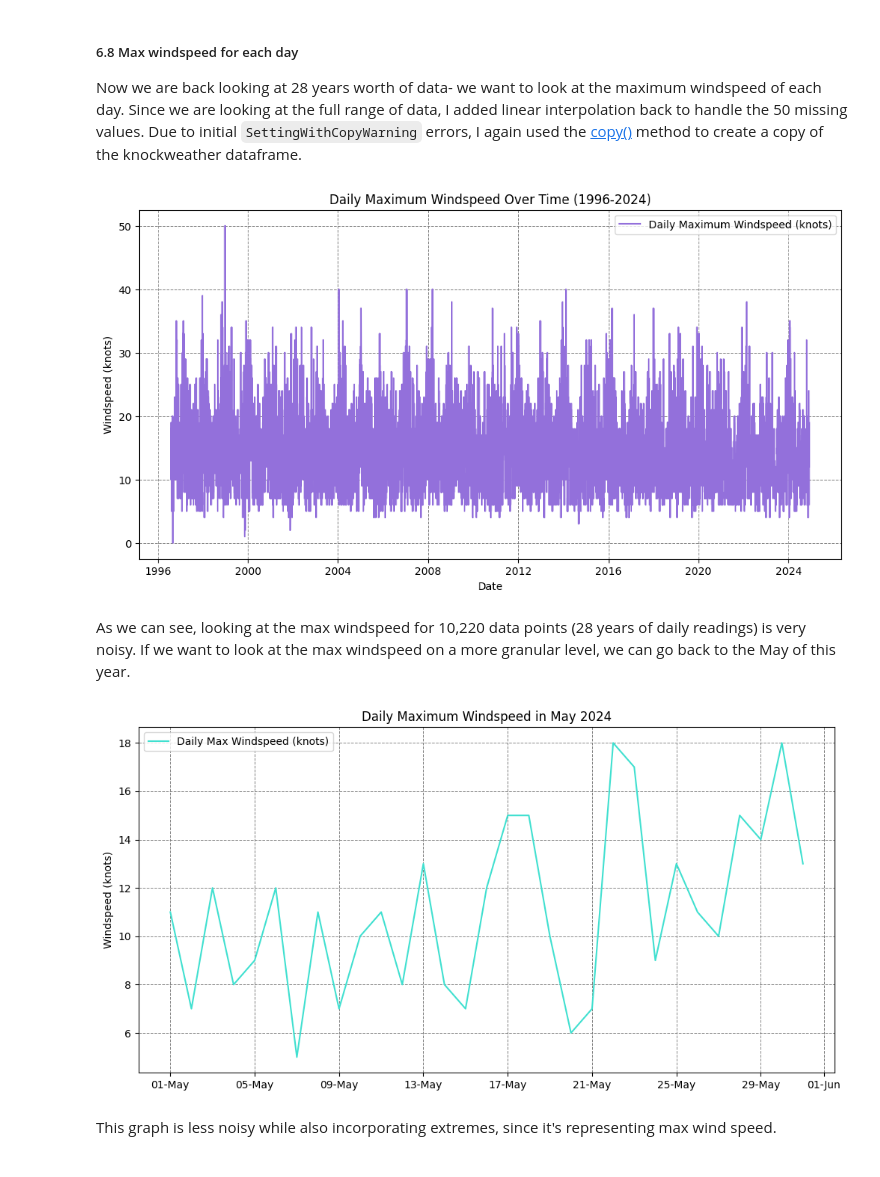
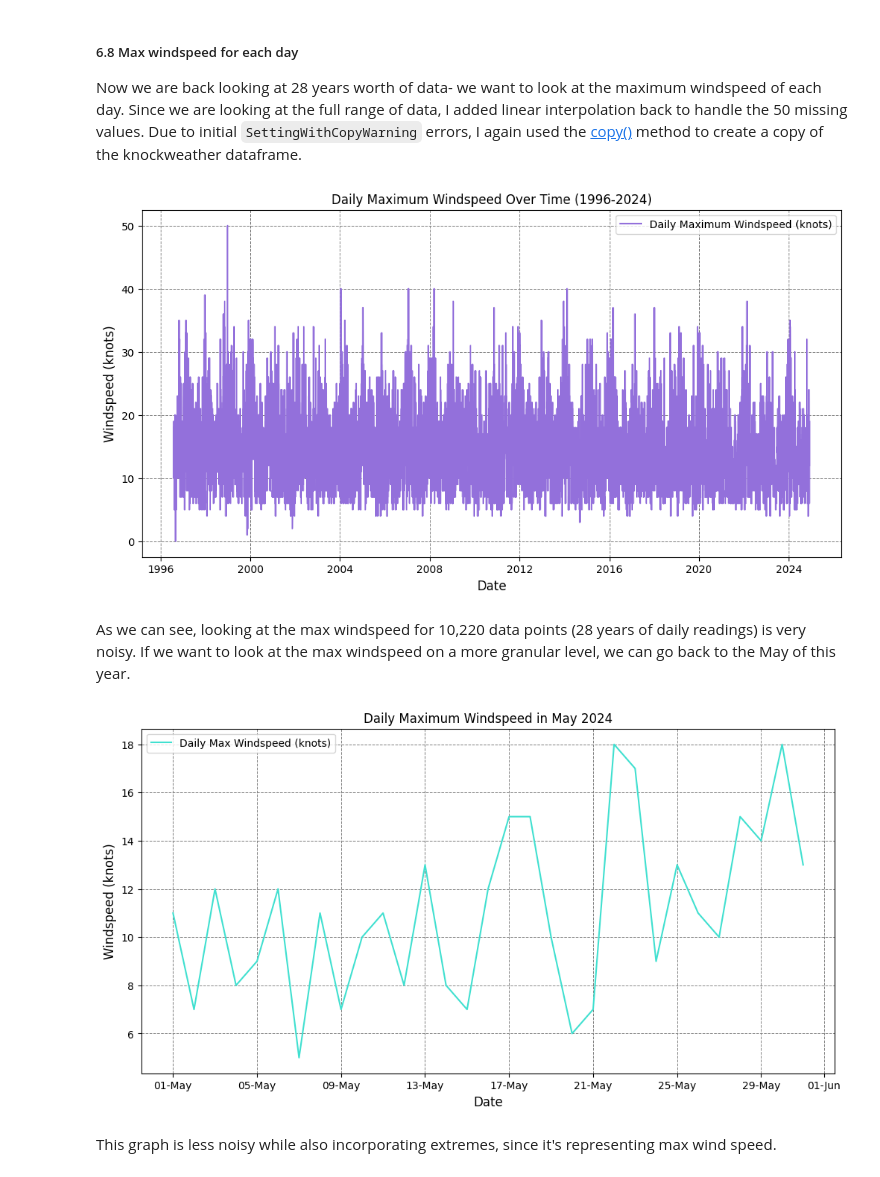
Before and after one commit to miriamroddy/PFDA, a Jupyter notebook: Assignments/assignment_6_Weather.ipynb, the cells around one changed output. Cells and saved outputs as stored; diff of their text form; code cells hidden in the pictures.

```diff
--- a/Assignments/assignment_6_Weather.ipynb
+++ b/Assignments/assignment_6_Weather.ipynb
@@ -387,35 +388,36 @@ dailymaxwdsp = knockweather.groupby('day')['wdsp'].max().reset_index()
 # Create the plot
 plt.figure(figsize=(12, 6))
 plt.plot(dailymaxwdsp['day'], dailymaxwdsp['wdsp'], color='mediumpurple', label='Daily Maximum Windspeed (knots)')
-plt.ylabel('Windspeed (knots)')
-plt.xlabel('Date')
+plt.ylabel('Windspeed (knots)', fontsize=12)
+plt.xlabel('Date', fontsize=12)
 plt.title('Daily Maximum Windspeed Over Time (1996-2024)')
 plt.grid(color='gray', linestyle='--', linewidth=0.7)
 plt.legend()
 plt.show()
 # %% [output]
-[figure, old version]
+[figure, new version]
 # %% [markdown]
 As we can see, looking at the max windspeed for 10,220 data points (28 years of daily readings) is very noisy. If we want to look at the max windspeed on a more granular level, we can go back to the May of this year.
 # %%
 # We can now extract May 2024 data from knockweather
 mayweather = knockweather[(knockweather['date'].dt.year == 2024) & (knockweather['date'].dt.month == 5)].copy()
 
 # https://www.geeksforgeeks.org/how-to-reset-index-after-groupby-pandas/
 # defining max windspeed as dailymaxwdsp2 to differentiate from previous code cell
 dailymaxwdsp2 = mayweather.groupby('day')['wdsp'].max().reset_index()
 
 # Create the plot
 plt.figure(figsize=(12, 6))
 plt.plot(dailymaxwdsp2['day'], dailymaxwdsp2['wdsp'], color='turquoise', label='Daily Max Windspeed (knots)')
 plt.gca().xaxis.set_major_formatter(mdates.DateFormatter('%d-%b'))
-plt.ylabel('Windspeed (knots)')
+plt.ylabel('Windspeed (knots)', fontsize=12)
+plt.xlabel('Date', fontsize=12)
 plt.title('Daily Maximum Windspeed in May 2024')
 plt.grid(color='gray', linestyle='--', linewidth=0.7)
 plt.legend()
 plt.show()
 # %% [output]
-[figure, old version]
+[figure, new version]
 # %% [markdown]
 This graph is less noisy while also incorporating extremes, since it's representing max wind speed.
 # %% [markdown]
```
Also changed, not shown: parts of 9 cells of this notebook.
